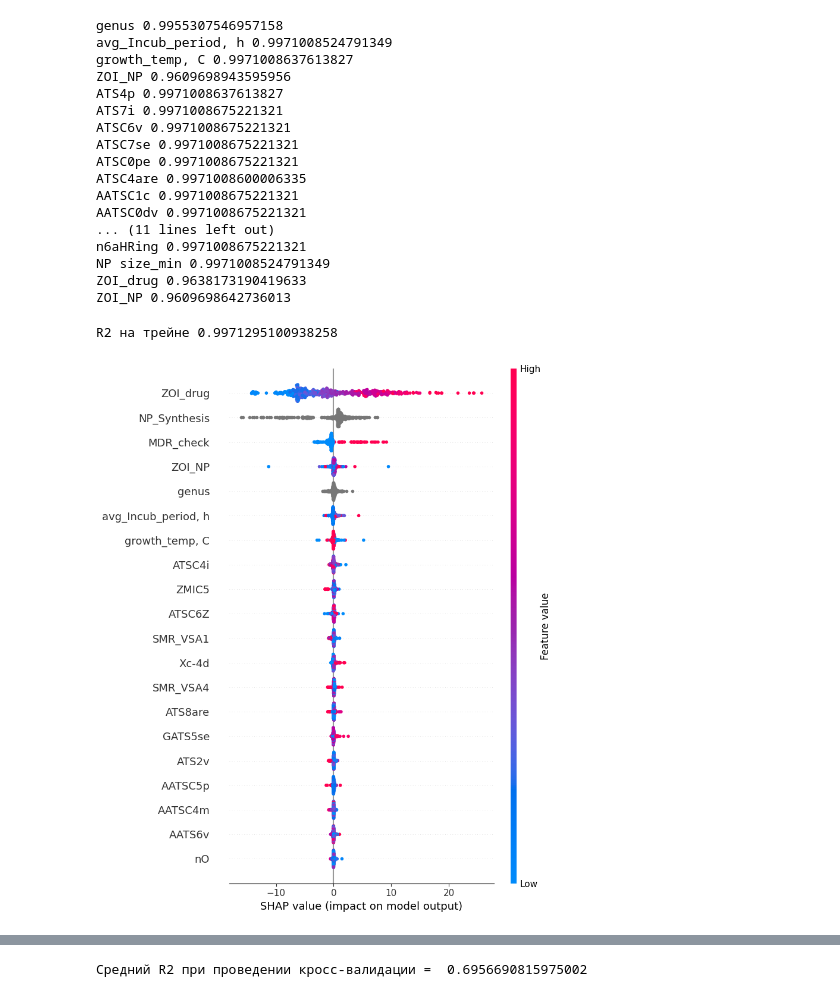
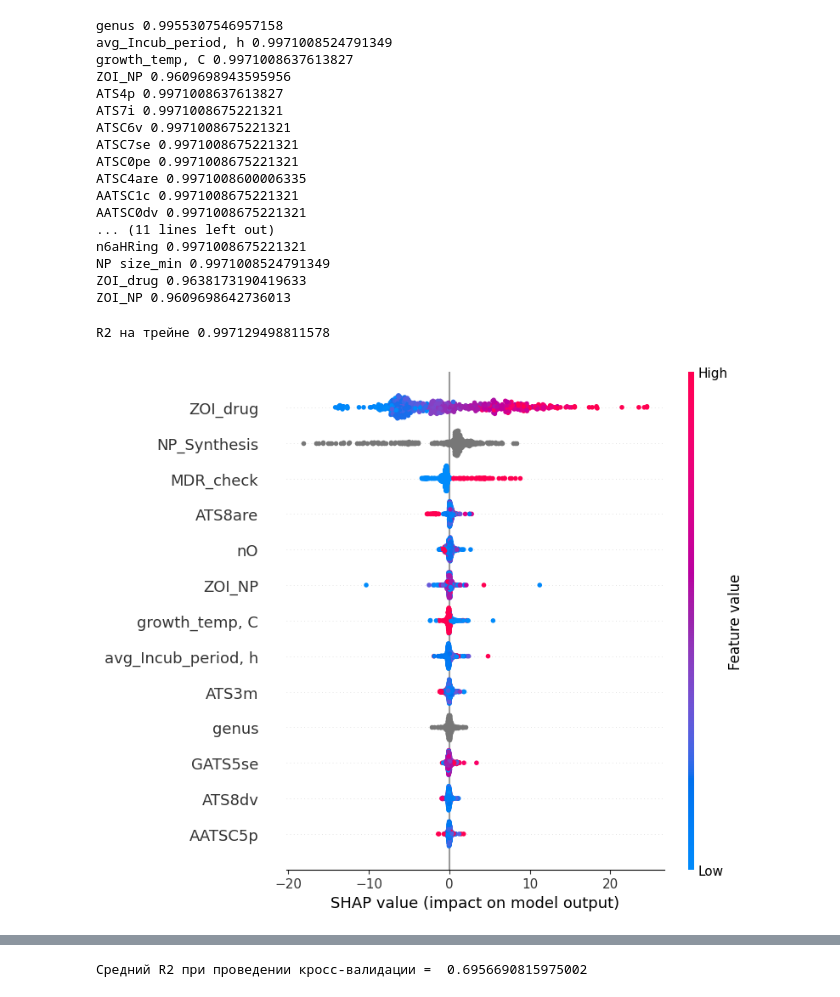
Before and after one commit to MariaAltisheva/hackathon, a Jupyter notebook: DC_team_5.ipynb, the cells around one changed output, grey strips where cells are left out. Saved outputs shown, nothing was run; the diff lists cells and outputs as text; code cells hidden in the pictures.

```diff
--- a/DC_team_5.ipynb
+++ b/DC_team_5.ipynb
@@ -782,8 +782,11 @@ ZOI_drug 0.9638173190419633
 ZOI_NP 0.9609698642736013
 # %%
 append_desc_check(testing_dataset, mordred_descriptors, sklearn.ensemble.ExtraTreesRegressor())
-# %%
-feature_stats(testing_dataset, sklearn.ensemble.ExtraTreesRegressor())
-# %% [output]
-R2 на трейне 0.9971295100938258
-[figure, removed]
+# %%
+feature_stats(testing_dataset.drop(['ATS2v', 'AATS6v', 'ATSC6Z',
+       'ATSC4i', 'AATSC4m', 'C3SP2', 'Xc-4d', 'NaaN',
+       'NssSnH2', 'ZMIC5', 'SMR_VSA1', 'SMR_VSA4', 'n9Ring', 'nFaHRing',
+       'n12FARing'], axis=1), sklearn.ensemble.ExtraTreesRegressor())
+# %% [output]
+R2 на трейне 0.997129498811578
+[figure, added]
```
Also changed, not shown: parts of 17 cells of this notebook.
